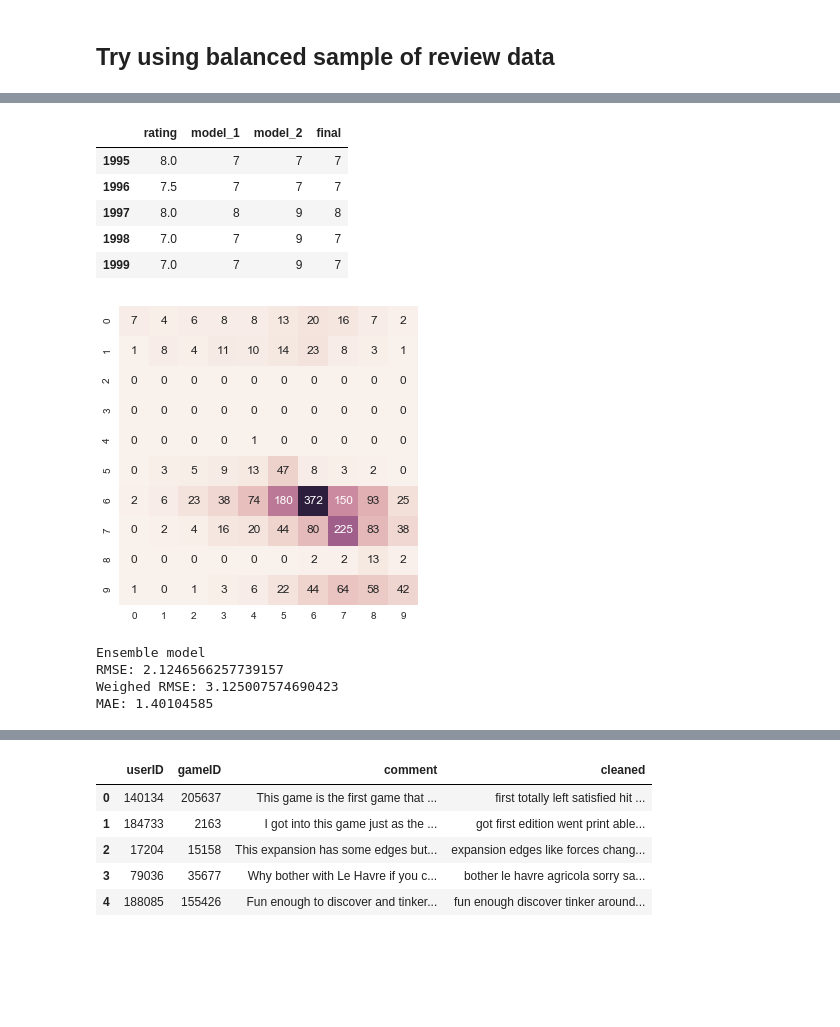
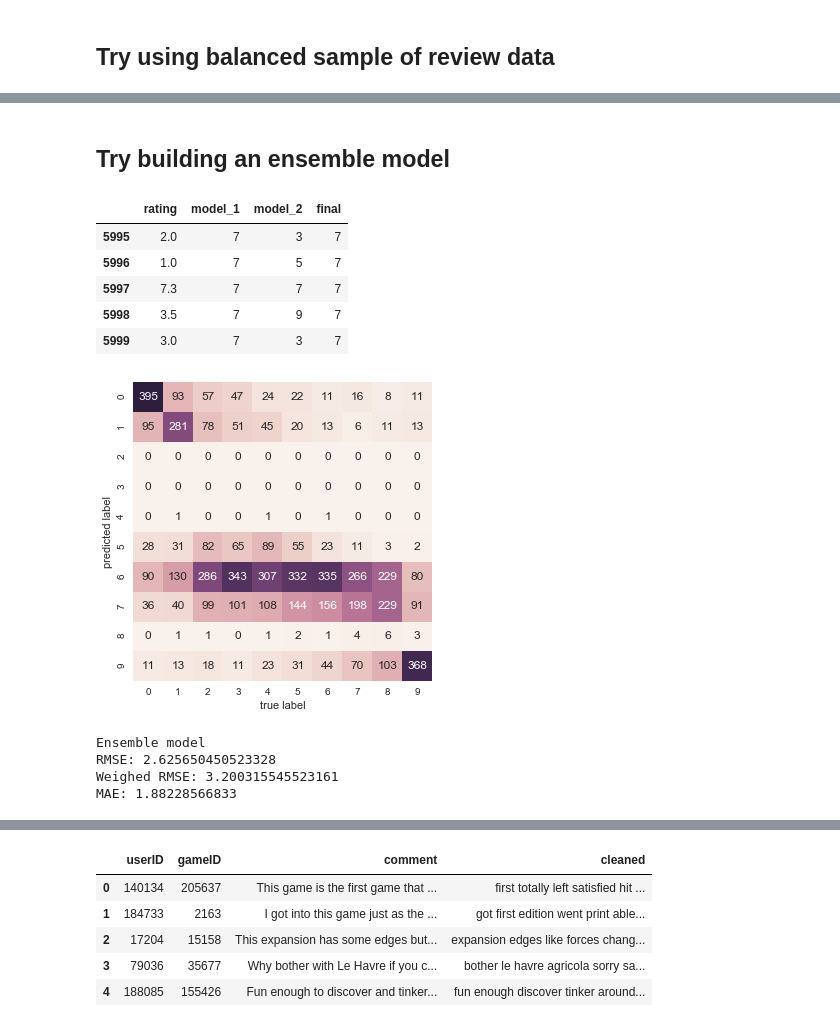
Before and after one commit to jushih/Sentiment-Analysis, a Jupyter notebook: predictive_modeling.ipynb, the cells around one changed output, grey strips where cells are left out. Cells and saved outputs as stored; diff of their text form; code cells hidden in the pictures; blank space fills up the shorter version.

```diff
--- a/predictive_modeling.ipynb
+++ b/predictive_modeling.ipynb
@@ -7,16 +7,17 @@ import matplotlib.pyplot as plt
 import seaborn as sns
 from collections import Counter
 from nltk.corpus import stopwords
-from sklearn.feature_extraction.text import TfidfVectorizer, CountVectorizer
+from sklearn.feature_extraction.text import TfidfVectorizer, CountVectorizer, TfidfTransformer
 from sklearn.svm import LinearSVC
 from sklearn import svm, linear_model
 from sklearn.naive_bayes import MultinomialNB
-from sklearn.pipeline import make_pipeline
+from sklearn.pipeline import Pipeline
 from sklearn.metrics import r2_score, mean_squared_error, mean_absolute_error
 from math import sqrt
 from sklearn.metrics import confusion_matrix
 from sklearn.model_selection import train_test_split, cross_val_score, cross_val_predict
 from sklearn.ensemble import VotingClassifier
+
 
 #function for calculating both regular rmse and weighted rmse
 #weighted rmse penalizes model for being unable to predict values on either end of extreme (perfect or low ratings)
@@ -57,7 +58,8 @@ def clean_text(corpus):
 
     # stopword list to use
     stopwords_list = stopwords.words('english')
-    stopwords_list.extend(('game','play','played','players','player','people','really','board','games','one'))
+    stopwords_list.extend(('game','play','played','players','player','people','really','board','games','one','plays','cards','would'))
+
 
     stopwords_list[-10:]
 
@@ -231,3 +262,5 @@ MAE: 1.73133333333
+# %% [markdown]
+## Try building an ensemble model
 # %%
 #join results of Multinomial NB models on balanced and unbalanced data to create ensemble model
 
@@ -248,22 +281,24 @@ pred['final'] = np.where(pred.model_2 >= 3, np.where(pred.model_2 <= 9, pred.mod
 pred.tail()
 # %% [output]
 |  | rating | model_1 | model_2 | final |
-| 1995 | 8.0 | 7 | 7 | 7 |
-| 1996 | 7.5 | 7 | 7 | 7 |
-| 1997 | 8.0 | 8 | 9 | 8 |
-| 1998 | 7.0 | 7 | 9 | 7 |
-| 1999 | 7.0 | 7 | 9 | 7 |
+| 5995 | 2.0 | 7 | 3 | 7 |
+| 5996 | 1.0 | 7 | 5 | 7 |
+| 5997 | 7.3 | 7 | 7 | 7 |
+| 5998 | 3.5 | 7 | 9 | 7 |
+| 5999 | 3.0 | 7 | 3 | 7 |
 # %%
 mat = confusion_matrix(pred.rating.astype(int), pred.final)
 ax = sns.heatmap(mat.T, square=True, annot=True, fmt='d', cbar=False )
+plt.xlabel('true label')
+plt.ylabel('predicted label');
 plt.show()
 assess_model("Ensemble model", pred.rating,pred.final)
 # %% [output]
-[figure, old version]
+[figure, new version]
 Ensemble model
-RMSE: 2.1246566257739157
-Weighed RMSE: 3.125007574690423
-MAE: 1.40104585
+RMSE: 2.625650450523328
+Weighed RMSE: 3.200315545523161
+MAE: 1.88228566833
 # %%
 #create ensemble model using VotingClassifier
 
```
Also changed, not shown: parts of 9 cells of this notebook, 9 other files.
